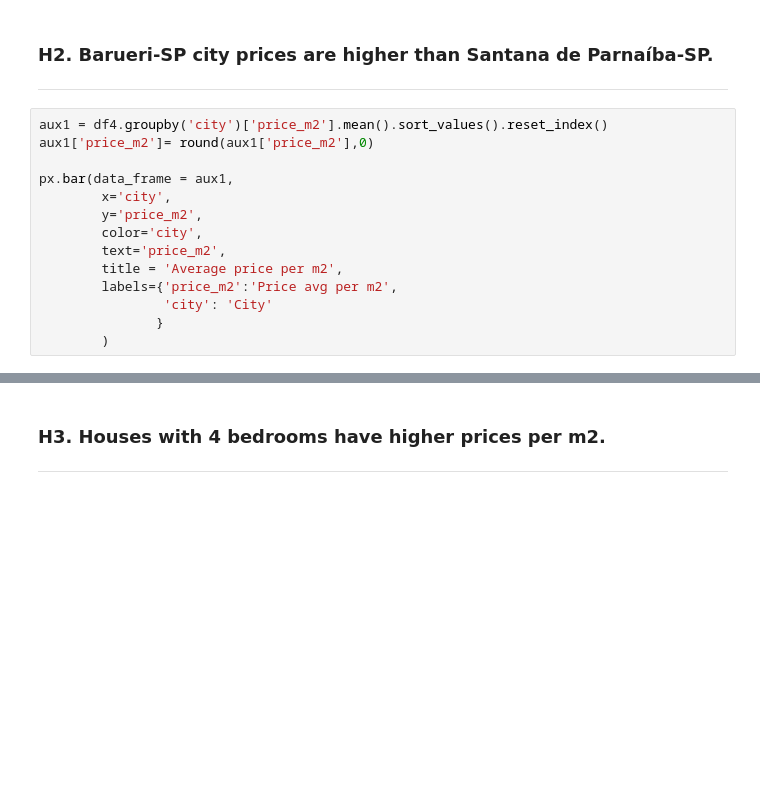
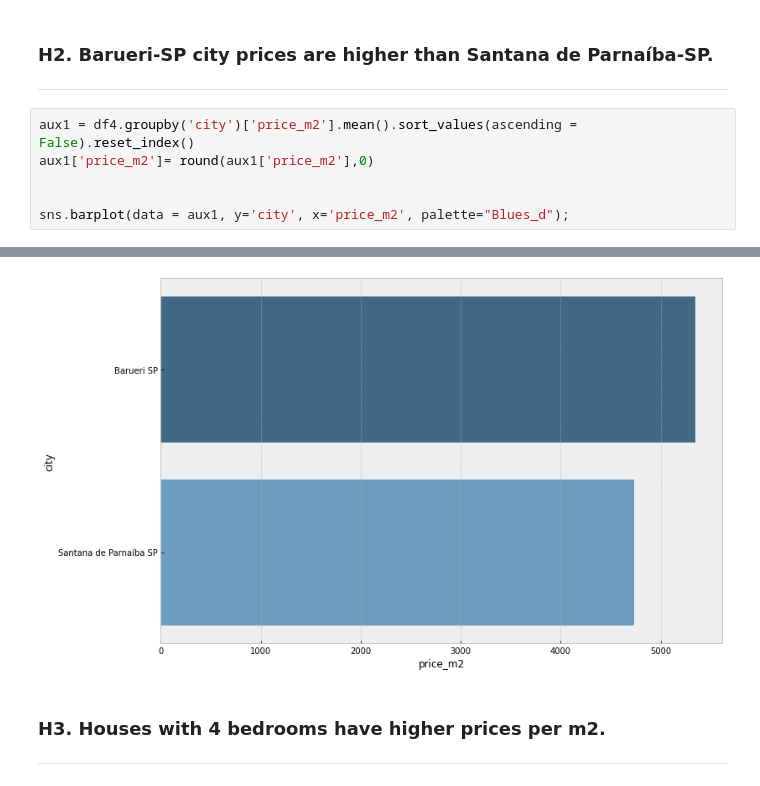
Before and after one commit to glaubercss/aldeia_realestate, a Jupyter notebook: notebooks/03_eda_aldeiarealstate.ipynb, the cells around one changed output, grey strips where cells are left out. Cells and saved outputs as stored; diff of their text form; blank space fills up the shorter version.

```diff
--- a/notebooks/03_eda_aldeiarealstate.ipynb
+++ b/notebooks/03_eda_aldeiarealstate.ipynb
@@ -314,17 +318,9 @@ px.bar(data_frame = aux1,
 ### **H2.** Barueri-SP city prices are higher than Santana de Parnaíba-SP.
 ****
 # %%
-aux1 = df4.groupby('city')['price_m2'].mean().sort_values().reset_index()
+aux1 = df4.groupby('city')['price_m2'].mean().sort_values(ascending = False).reset_index()
 aux1['price_m2']= round(aux1['price_m2'],0)
 
-px.bar(data_frame = aux1,
-        x='city',
-        y='price_m2',
-        color='city',
-        text='price_m2',
-        title = 'Average price per m2',
-        labels={'price_m2':'Price avg per m2',
-                'city': 'City'
-               }
-        )
+
+sns.barplot(data = aux1, y='city', x='price_m2', palette="Blues_d");
 # %% [output]
@@ -332,3 +327,4 @@ px.bar(data_frame = aux1,
+[figure, added]
 # %% [markdown]
 ### **H3.** Houses with 4 bedrooms have higher prices per m2.
 ****
```
Also changed, not shown: parts of 33 cells of this notebook, 2 other files.
